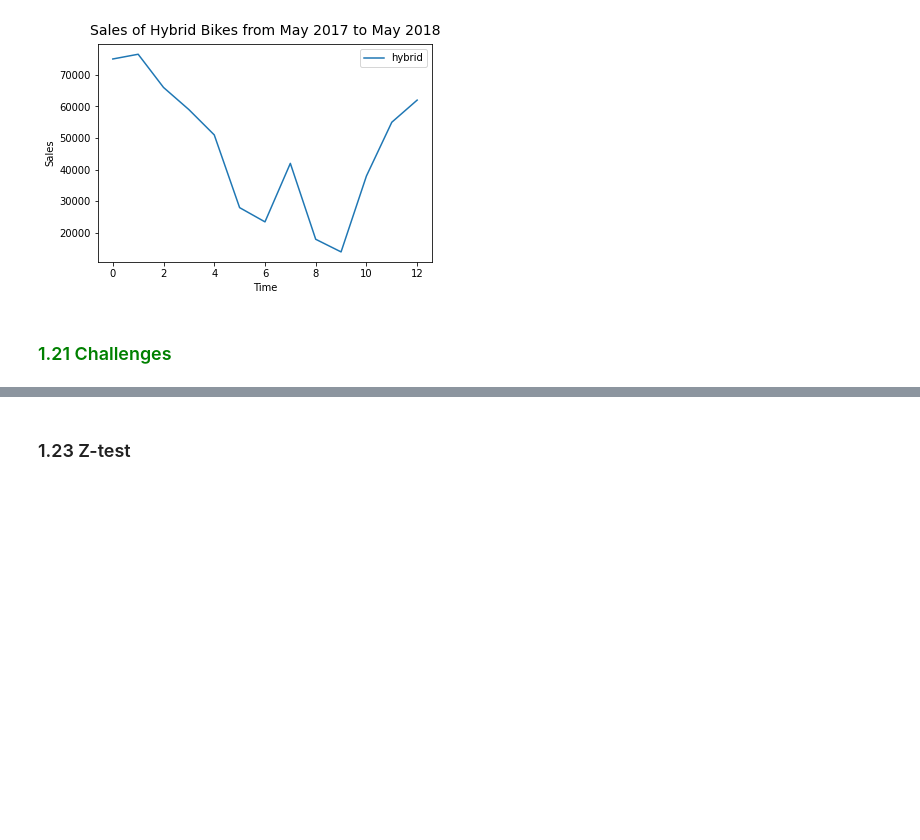
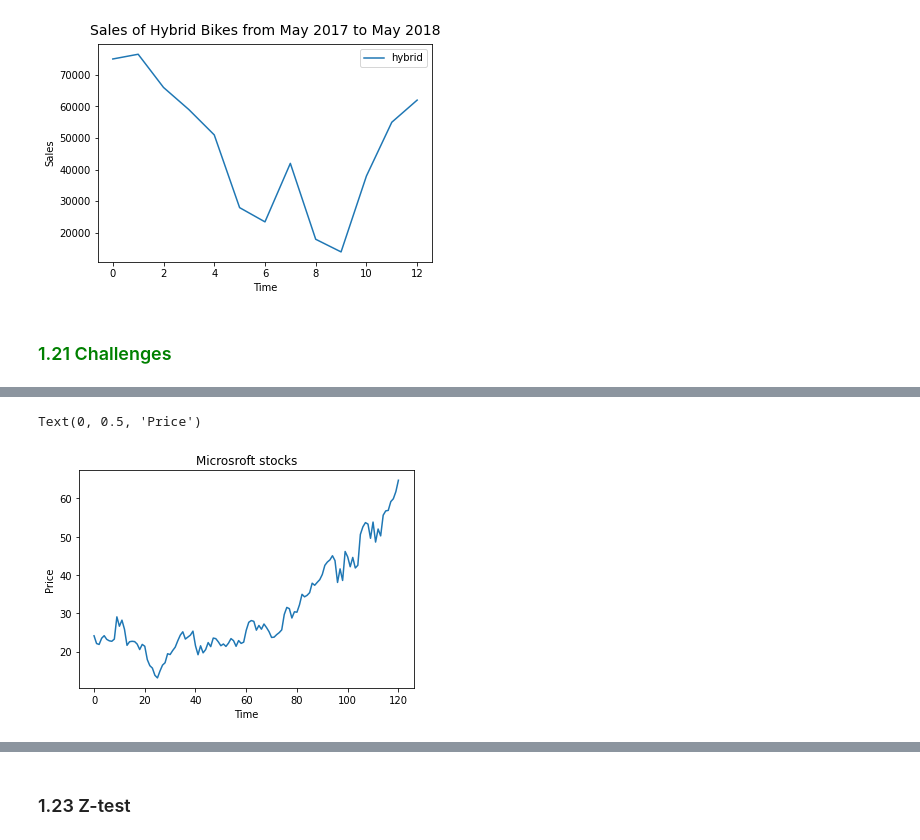
Before and after one commit to Ruoro/moringadescstats, a Jupyter notebook: Copy_of_Bivariate_Analysis_with_Python_Exercise.ipynb, the cells around one changed output, grey strips where cells are left out. Cells and saved outputs as stored; diff of their text form; code cells hidden in the pictures; blank space fills up the shorter version.

```diff
--- a/Copy_of_Bivariate_Analysis_with_Python_Exercise.ipynb
+++ b/Copy_of_Bivariate_Analysis_with_Python_Exercise.ipynb
@@ -703,12 +757,19 @@ OUR CODE GOES HERE
 # %%
 # Challenge 2
 # ---
 # Question: Create seperate lines graph to study tends for Microsoft,
 # Google and IMB Stocks over time from the given dataset
 # Dataset url = http://bit.ly/StocksDataset
 # NB: If you choose to plot only one graph and account from all the above stocks,
 # you will no longer be performing bivariate analysis :)
 # ---
 #
-
-OUR CODE GOES HERE
+url = 'http://bit.ly/StocksDataset'
+stocks_df = pd.read_csv(url)
+stocks_df.MSFT.plot()
+plt.title('Microsroft stocks')
+plt.xlabel('Time')
+plt.ylabel('Price')
+# %% [output]
+Text(0, 0.5, 'Price')
+[figure, added]
```
Also changed, not shown: parts of 13 cells of this notebook.
